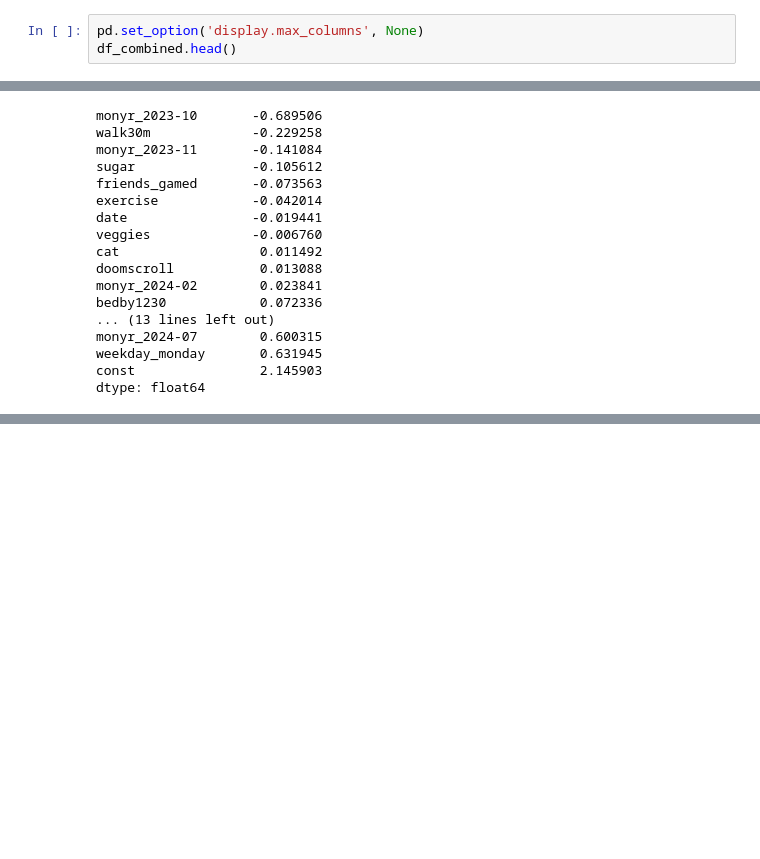
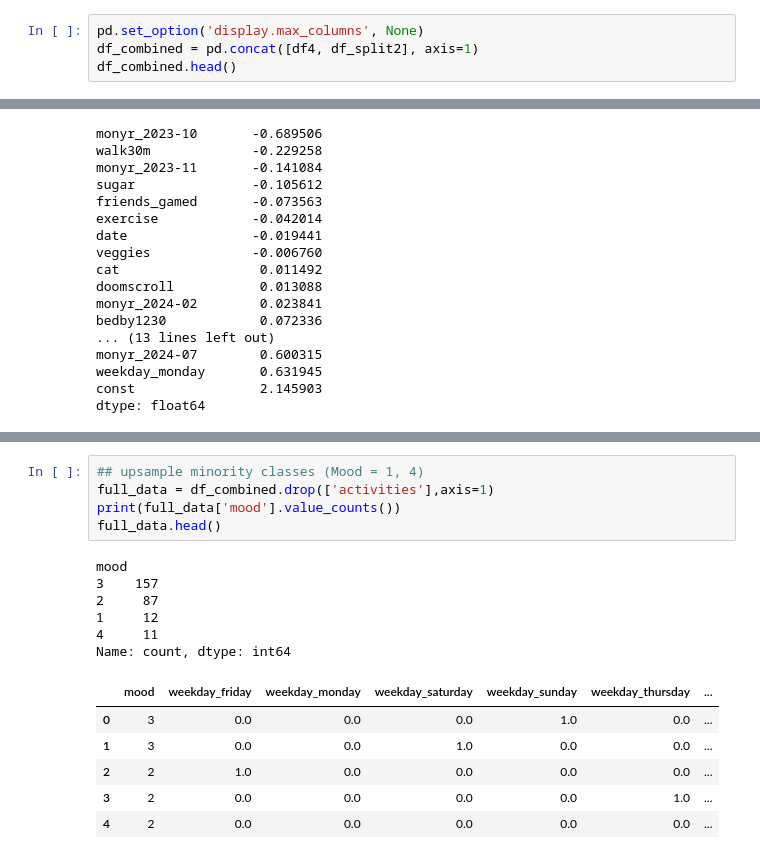
Before and after one commit to daeusjorento/random_projects, a Jupyter notebook: 20240722_daylio_analysis.ipynb, the cells around one changed output, grey strips where cells are left out. Drawn from its saved outputs; the diff is of its cells as text; blank space fills up the shorter version.

```diff
--- a/20240722_daylio_analysis.ipynb
+++ b/20240722_daylio_analysis.ipynb
@@ -220,6 +237,7 @@ df_split2.head()
 | 4 | 1 | 0 | 1 | 0 | 0 | 1 | 0 | 1 | 1 | ... |
 # %%
 pd.set_option('display.max_columns', None)
+df_combined = pd.concat([df4, df_split2], axis=1)
 df_combined.head()
 # %% [output]
 |  | mood | activities | weekday_friday | weekday_monday | weekday_saturday | weekday_sunday | ... |
@@ -794,3 +809,21 @@ Notes:
 [1] Standard Errors assume that the covariance matrix of the errors is correctly specified.
 [2] The smallest eigenvalue is 3.47e-30. This might indicate that there are
 strong multicollinearity problems or that the design matrix is singular.
+# %%
+## upsample minority classes (Mood = 1, 4)
+full_data = df_combined.drop(['activities'],axis=1)
+print(full_data['mood'].value_counts())
+full_data.head()
+# %% [output]
+mood
+3    157
+2     87
+1     12
+4     11
+Name: count, dtype: int64
+|  | mood | weekday_friday | weekday_monday | weekday_saturday | weekday_sunday | weekday_thursday | ... |
+| 0 | 3 | 0.0 | 0.0 | 0.0 | 1.0 | 0.0 | ... |
+| 1 | 3 | 0.0 | 0.0 | 1.0 | 0.0 | 0.0 | ... |
+| 2 | 2 | 1.0 | 0.0 | 0.0 | 0.0 | 0.0 | ... |
+| 3 | 2 | 0.0 | 0.0 | 0.0 | 0.0 | 1.0 | ... |
+| 4 | 2 | 0.0 | 0.0 | 0.0 | 0.0 | 0.0 | ... |
```
Also changed, not shown: parts of 16 cells of this notebook.
